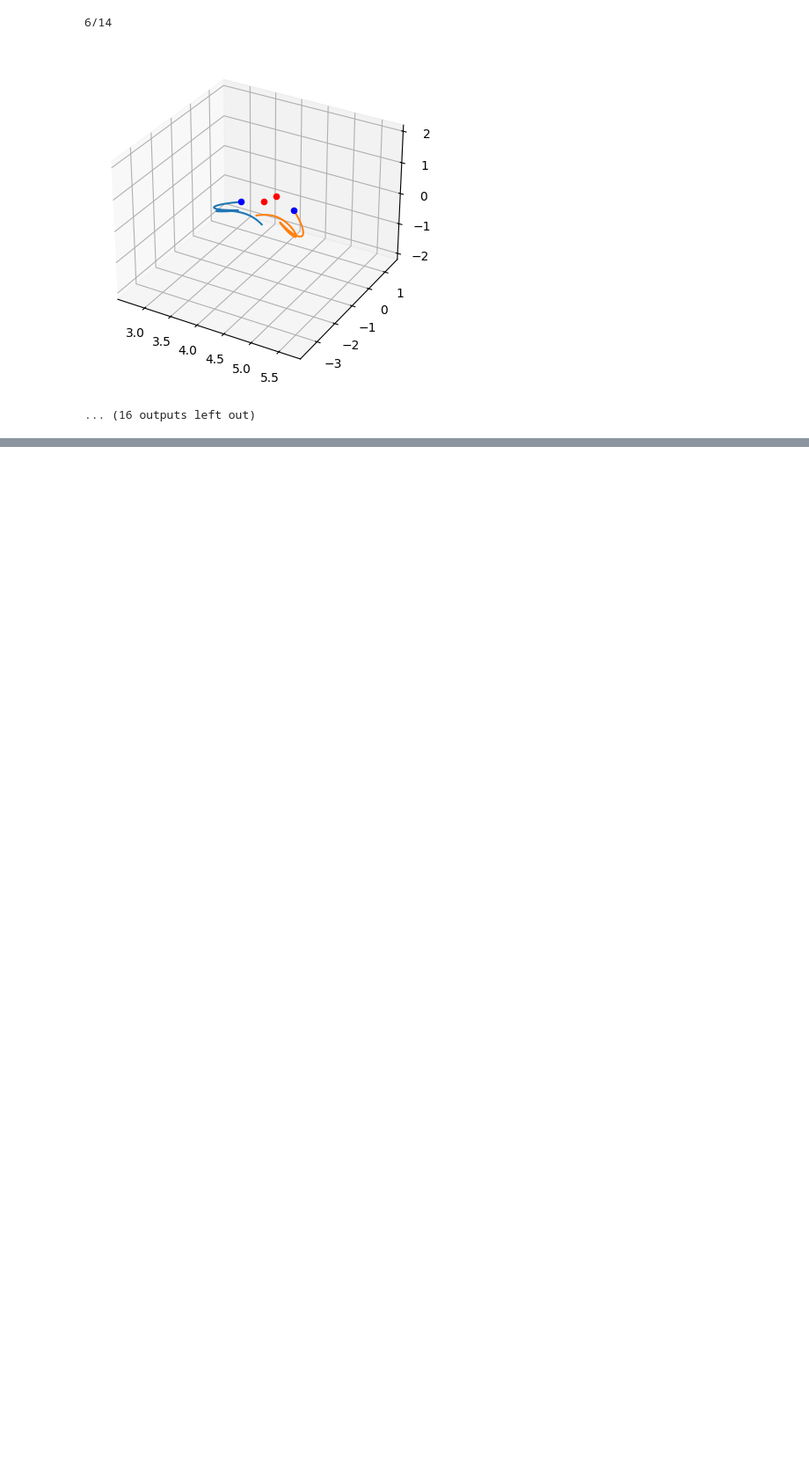
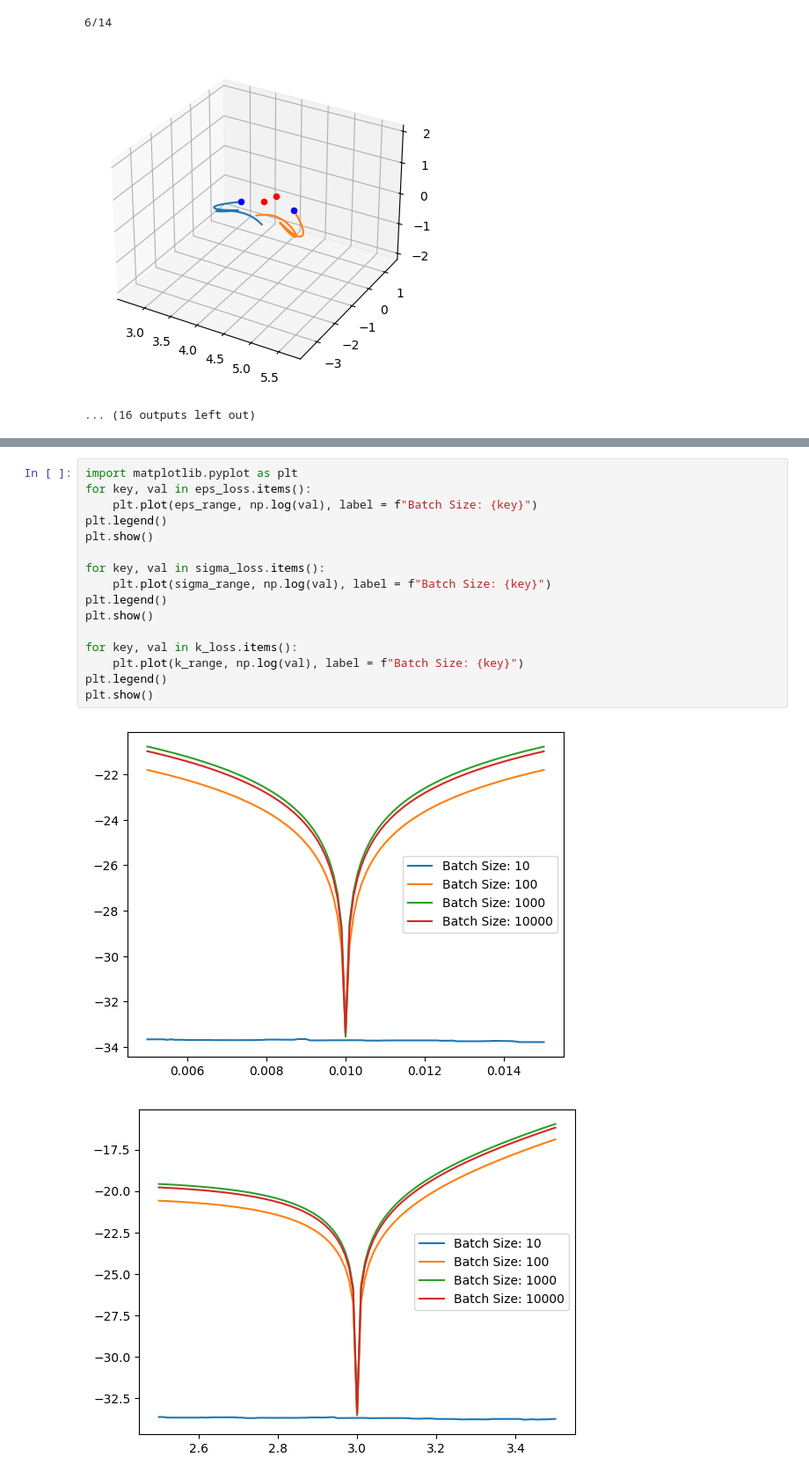
Before and after one commit to AlexPTerry/MMathYLP, a Jupyter notebook: molecule_explore.ipynb, the cells around one changed output, grey strips where cells are left out. Shown at 88% size. Drawn from its saved outputs; the diff is of its cells as text; blank space fills up the shorter version.

```diff
--- a/molecule_explore.ipynb
+++ b/molecule_explore.ipynb
@@ -1645,0 +1749,19 @@ tensor(-6.5628, dtype=torch.float64)
+# %%
+import matplotlib.pyplot as plt
+for key, val in eps_loss.items():
+    plt.plot(eps_range, np.log(val), label = f"Batch Size: {key}")
+plt.legend()
+plt.show()
+
+for key, val in sigma_loss.items():
+    plt.plot(sigma_range, np.log(val), label = f"Batch Size: {key}")
+plt.legend()
+plt.show()
+
+for key, val in k_loss.items():
+    plt.plot(k_range, np.log(val), label = f"Batch Size: {key}")
+plt.legend()
+plt.show()
+# %% [output]
+[figure, added]
+[figure, added]
```
Also changed, not shown: parts of 7 cells of this notebook.
